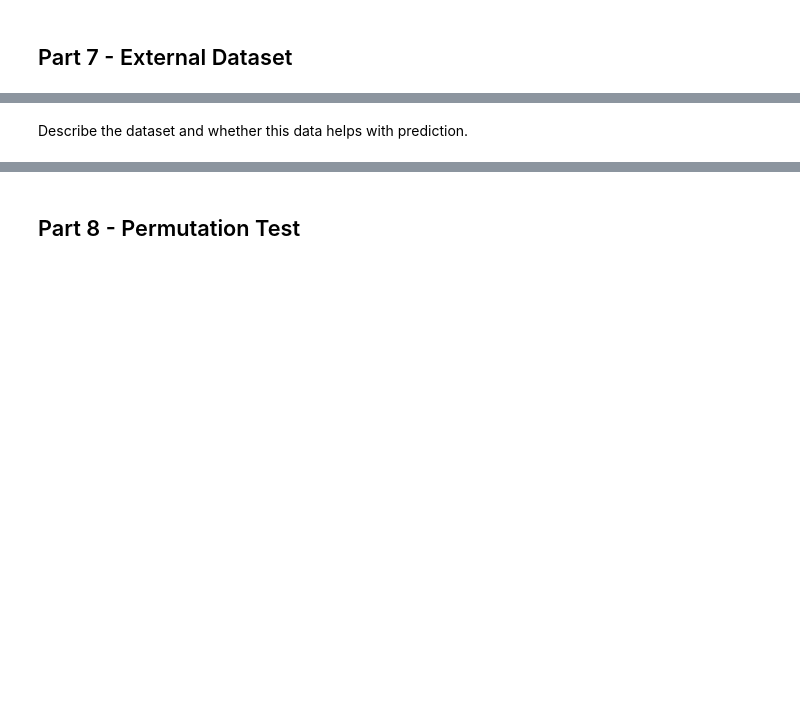
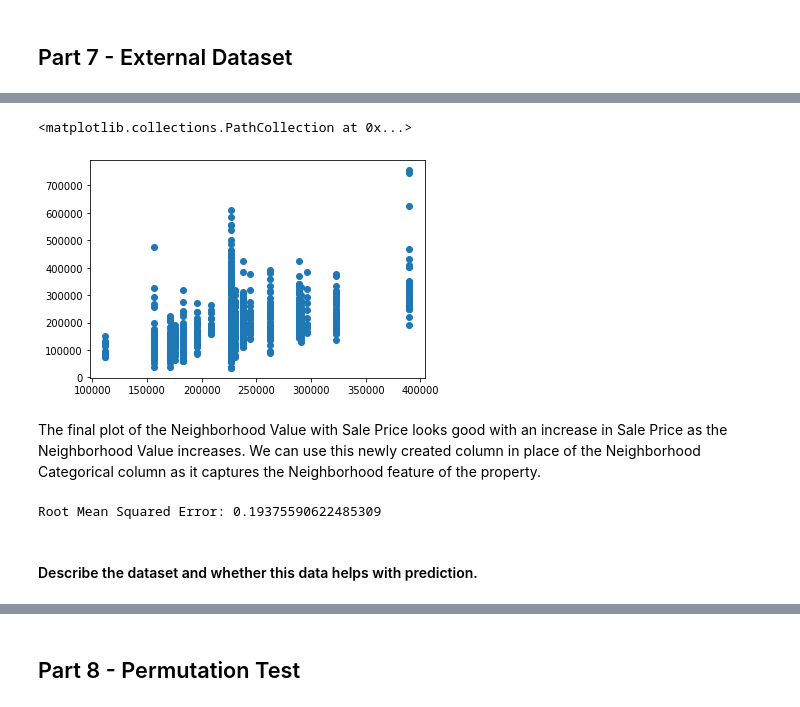
Before and after one commit to rmodi6/house-prices-advanced-regression, a Jupyter notebook: cse519_hw3_modi_ruchit_112685342.ipynb, the cells around one changed output, grey strips where cells are left out. Saved outputs shown, nothing was run; the diff lists cells and outputs as text; code cells hidden in the pictures; blank space fills up the shorter version.

```diff
--- a/cse519_hw3_modi_ruchit_112685342.ipynb
+++ b/cse519_hw3_modi_ruchit_112685342.ipynb
@@ -486,0 +515,15 @@ According to the linear regression model, categorical ohe column `Neighborhood_S
+# %%
+# Create a dictionary of Neighborhood to its Total Value
+neighborhood_value_map = external_df[external_df['Neighborhood'].isin(common_neighborhoods)].groupby(['Neighborhood'])['TtlVal_AsrYr'].mean().to_dict()
+# Calculate the overall mean of the Total Value for imputation
+neighborhoods_mean = external_df[external_df['Neighborhood'].isin(common_neighborhoods)]['TtlVal_AsrYr'].mean()
+# Create a new column `NeighborhoodValue` with a mean total value of that neighborhood else the overall mean total value
+df['NeighborhoodValue'] = df['Neighborhood'].apply(lambda x: neighborhood_value_map.get(x, neighborhoods_mean))
+# %%
+# Plot the NeighborhoodValue vs SalePrice
+plt.scatter(df['NeighborhoodValue'], df['SalePrice'])
+# %% [output]
+<matplotlib.collections.PathCollection at 0x...>
+[figure, added]
+# %% [markdown]
+The final plot of the Neighborhood Value with Sale Price looks good with an increase in Sale Price as the Neighborhood Value increases. We can use this newly created column in place of the Neighborhood Categorical column as it captures the Neighborhood feature of the property.
@@ -487,2 +576,7 @@ According to the linear regression model, categorical ohe column `Neighborhood_S
+# %%
+y_pred = regressor.predict(X_test)
+print('Root Mean Squared Error:', np.sqrt(metrics.mean_squared_error(np.log(y_test), np.log(y_pred))))
+# %% [output]
+Root Mean Squared Error: 0.19375590622485309
 # %% [markdown]
-Describe the dataset and whether this data helps with prediction.
+#### Describe the dataset and whether this data helps with prediction.
```
Also changed, not shown: parts of 40 cells of this notebook, 2 other files.
